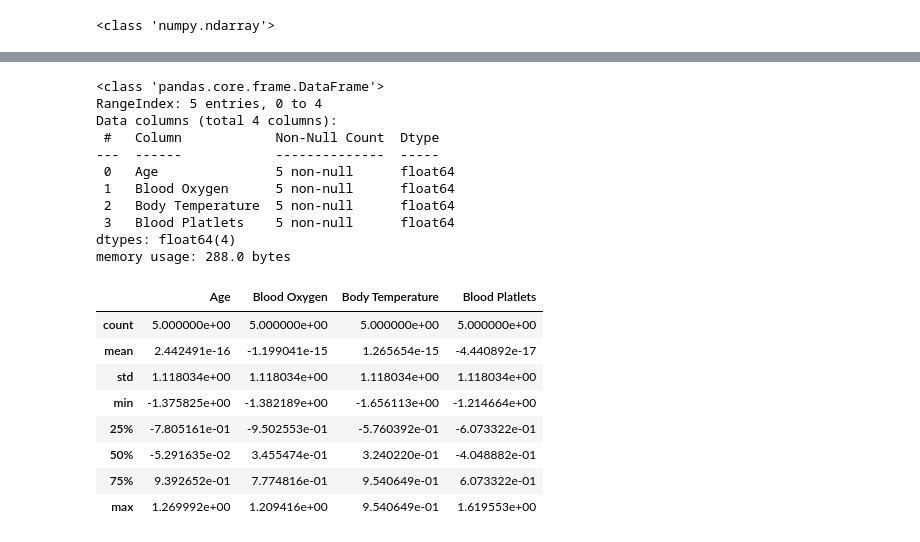
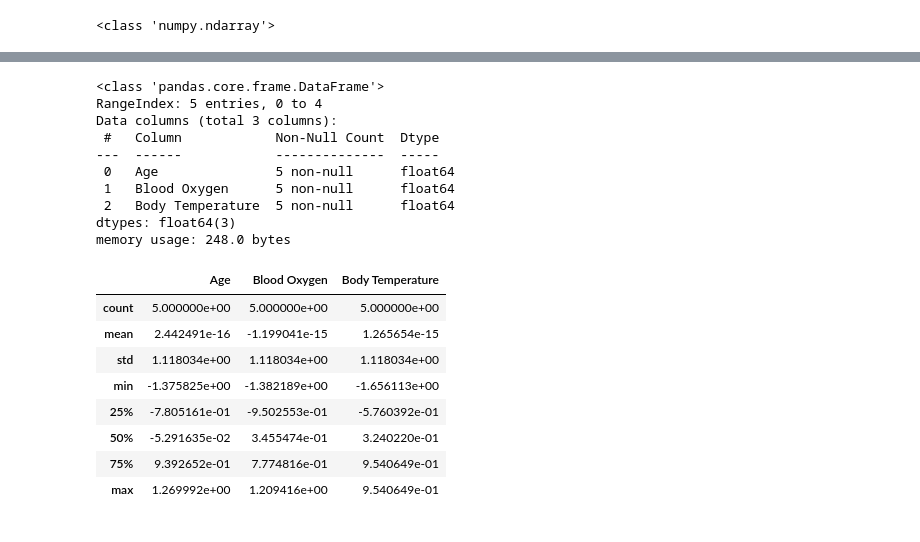
Before and after one commit to RajeshRamachander/scalar, a Jupyter notebook: Scalar.ipynb, the cells around one changed output, grey strips where cells are left out. Saved outputs shown, nothing was run; the diff lists cells and outputs as text; code cells hidden in the pictures.

```diff
--- a/Scalar.ipynb
+++ b/Scalar.ipynb
@@ -4,11 +4,10 @@ import numpy as np
 import matplotlib.pyplot as plt
 import seaborn as sns
 # %%
-medical_records = pd.DataFrame({
+medical_features = pd.DataFrame({
                     'Name': ['Ram', 'Krishnan', 'Shiv', 'Ali','John'],
                    'Age': [30,50,70,65,39],
                    'Blood Oxygen':[99, 97,98,94,93],
-                  'Body Temperature':[38.1, 37.4,35.2,36.4,38.1],
-                    'Blood Platlets': [100000,200000,150000,90000,60000]},
+                  'Body Temperature':[38.1, 37.4,35.2,36.4,38.1]}
                   )
 # %%
@@ -36,5 +35,5 @@ Euclidean distance between Bank Balance and Body Temprature is:  290096.09246934
 # %%
-selected_features = medical_records[['Age','Blood Oxygen','Body Temperature','Blood Platlets']]
+selected_features = medical_features[['Age','Blood Oxygen','Body Temperature']]
 # %%
 from sklearn.preprocessing import StandardScaler
 scaler = StandardScaler()
@@ -45,6 +44,6 @@ print(type(scaled_features))
 # %% [output]
 <class 'numpy.ndarray'>
 # %%
-medical_features = pd.DataFrame(scaled_features,columns=medical_records.columns[1:])
-medical_features
+scaled_medical_features = pd.DataFrame(scaled_features,columns=medical_features.columns[1:])
+scaled_medical_features
 # %% [output]
@@ -74,26 +71,25 @@ Text(0.5, 1.0, 'SCALING')
 # %%
-medical_features.info()
+scaled_medical_features.info()
 # %% [output]
 <class 'pandas.core.frame.DataFrame'>
 RangeIndex: 5 entries, 0 to 4
-Data columns (total 4 columns):
+Data columns (total 3 columns):
  #   Column            Non-Null Count  Dtype
 ---  ------            --------------  -----
  0   Age               5 non-null      float64
  1   Blood Oxygen      5 non-null      float64
  2   Body Temperature  5 non-null      float64
- 3   Blood Platlets    5 non-null      float64
-dtypes: float64(4)
-memory usage: 288.0 bytes
+dtypes: float64(3)
+memory usage: 248.0 bytes
 # %%
-medical_features.describe()
+scaled_medical_features.describe()
 # %% [output]
-|  | Age | Blood Oxygen | Body Temperature | Blood Platlets |
-| count | 5.000000e+00 | 5.000000e+00 | 5.000000e+00 | 5.000000e+00 |
-| mean | 2.442491e-16 | -1.199041e-15 | 1.265654e-15 | -4.440892e-17 |
-| std | 1.118034e+00 | 1.118034e+00 | 1.118034e+00 | 1.118034e+00 |
-| min | -1.375825e+00 | -1.382189e+00 | -1.656113e+00 | -1.214664e+00 |
-| 25% | -7.805161e-01 | -9.502553e-01 | -5.760392e-01 | -6.073322e-01 |
-| 50% | -5.291635e-02 | 3.455474e-01 | 3.240220e-01 | -4.048882e-01 |
-| 75% | 9.392652e-01 | 7.774816e-01 | 9.540649e-01 | 6.073322e-01 |
-| max | 1.269992e+00 | 1.209416e+00 | 9.540649e-01 | 1.619553e+00 |
+|  | Age | Blood Oxygen | Body Temperature |
+| count | 5.000000e+00 | 5.000000e+00 | 5.000000e+00 |
+| mean | 2.442491e-16 | -1.199041e-15 | 1.265654e-15 |
+| std | 1.118034e+00 | 1.118034e+00 | 1.118034e+00 |
+| min | -1.375825e+00 | -1.382189e+00 | -1.656113e+00 |
+| 25% | -7.805161e-01 | -9.502553e-01 | -5.760392e-01 |
+| 50% | -5.291635e-02 | 3.455474e-01 | 3.240220e-01 |
+| 75% | 9.392652e-01 | 7.774816e-01 | 9.540649e-01 |
+| max | 1.269992e+00 | 1.209416e+00 | 9.540649e-01 |
```
Also changed, not shown: parts of 5 cells of this notebook.
